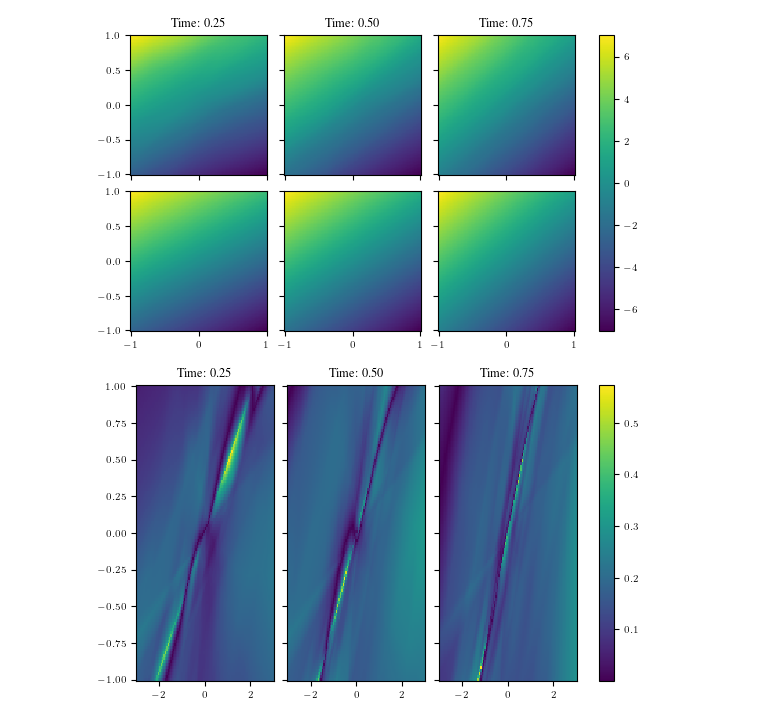
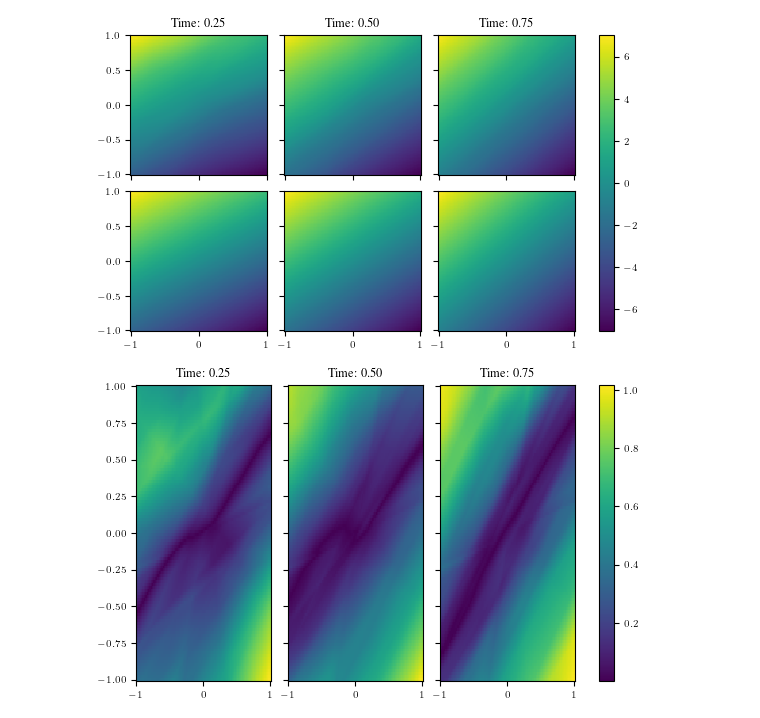
Before and after one commit to libbylbaker/forward_bridge, a Jupyter notebook: experiments/ou/plot_score_distributed_endpt.ipynb, the cells around one changed output. Drawn from its saved outputs; the diff is of its cells as text; code cells hidden in the pictures.

```diff
--- a/experiments/ou/plot_score_distributed_endpt.ipynb
+++ b/experiments/ou/plot_score_distributed_endpt.ipynb
@@ -37,6 +34,6 @@ plt.show()
 # %% [output]
 [figure]
 # %%
-plot_score_error_variable_y(true_score, trained_score, -3, 3, -1, 1)
+plot_score_error_variable_y(true_score, trained_score, -1, 1, -1, 1)
 # %% [output]
-[figure, old version]
+[figure, new version]
```
Also changed, not shown: parts of 1 cell of this notebook, 2 other files.
